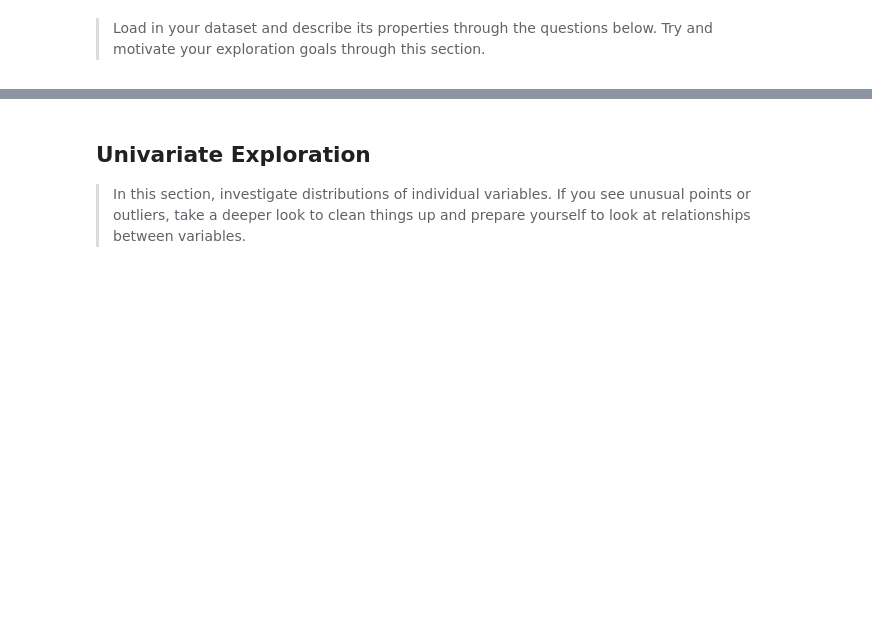
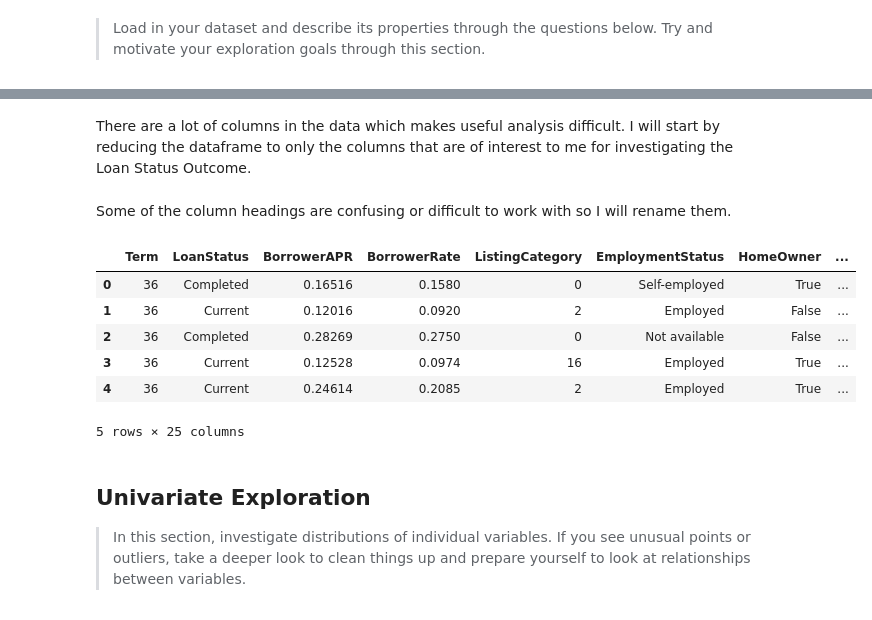
Before and after one commit to Jeffro80/DAND_Communicate_Findings, a Jupyter notebook: exploration-WORKING.ipynb, the cells around one changed output, grey strips where cells are left out. Saved outputs shown, nothing was run; the diff lists cells and outputs as text; code cells hidden in the pictures; blank space fills up the shorter version.

```diff
--- a/exploration-WORKING.ipynb
+++ b/exploration-WORKING.ipynb
@@ -31,3 +100,28 @@ Try and motivate your exploration goals through this section.
+# %% [markdown]
+There are a lot of columns in the data which makes useful analysis difficult. I will start by reducing the dataframe to only the columns that are of interest to me for investigating the Loan Status Outcome.
+# %%
+# Reduce the number of columns to just those that may be of interest
+columns = ['Term', 'LoanStatus', 'BorrowerAPR', 'BorrowerRate', 'ListingCategory (numeric)', 'EmploymentStatus',
+          'IsBorrowerHomeowner', 'CreditScoreRangeLower', 'CreditScoreRangeUpper', 'CurrentCreditLines',
+           'TotalCreditLinespast7years', 'OpenRevolvingAccounts', 'OpenRevolvingMonthlyPayment', 'CurrentDelinquencies',
+          'AmountDelinquent', 'DelinquenciesLast7Years', 'RevolvingCreditBalance', 'BankcardUtilization',
+           'DebtToIncomeRatio', 'StatedMonthlyIncome', 'LoanNumber', 'LoanOriginalAmount', 'LoanOriginationQuarter',
+          'MemberKey', 'MonthlyLoanPayment']
+loans = loans[columns]
+# %% [markdown]
+Some of the column headings are confusing or difficult to work with so I will rename them.
+# %%
+loans = loans.rename(columns={'ListingCategory (numeric)':'ListingCategory','IsBorrowerHomeowner':'HomeOwner',
+                              'TotalCreditLinespast7years':'TotalCreditLines',
+                              'DelinquenciesLast7Years':'TotalDelinquencies'})
+# %% [output]
+|  | Term | LoanStatus | BorrowerAPR | BorrowerRate | ListingCategory | EmploymentStatus | HomeOwner | ... |
+| 0 | 36 | Completed | 0.16516 | 0.1580 | 0 | Self-employed | True | ... |
+| 1 | 36 | Current | 0.12016 | 0.0920 | 2 | Employed | False | ... |
+| 2 | 36 | Completed | 0.28269 | 0.2750 | 0 | Not available | False | ... |
+| 3 | 36 | Current | 0.12528 | 0.0974 | 16 | Employed | True | ... |
+| 4 | 36 | Current | 0.24614 | 0.2085 | 2 | Employed | True | ... |
+5 rows × 25 columns
 # %% [markdown]
 ## Univariate Exploration
 
```
Also changed, not shown: parts of 8 cells of this notebook.
